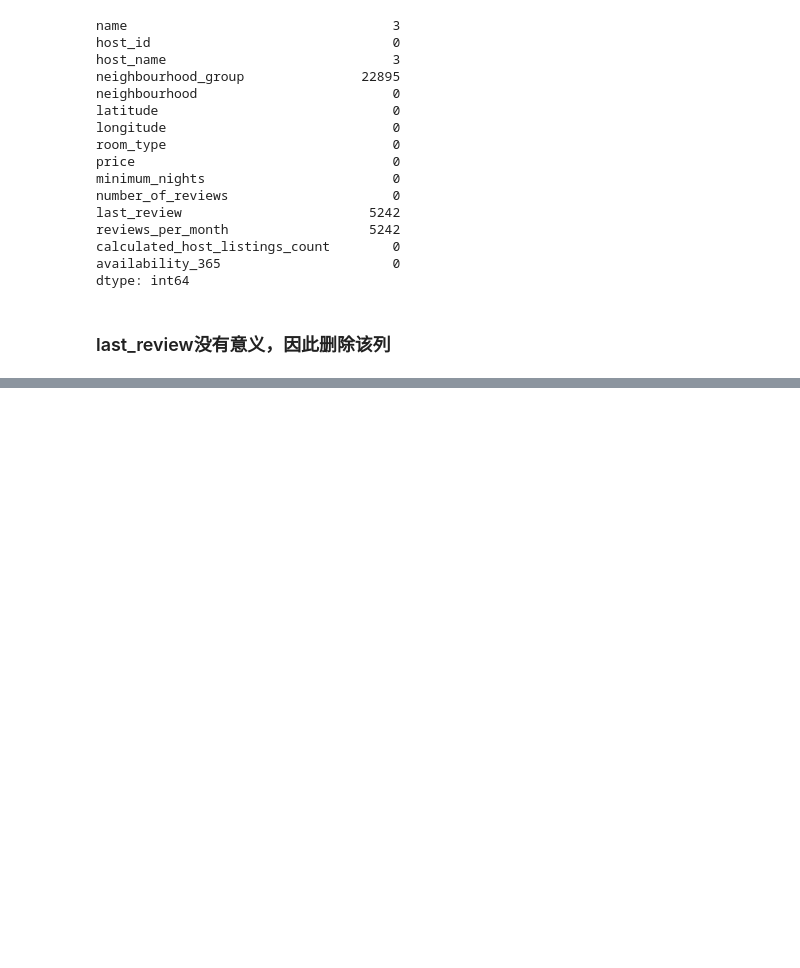
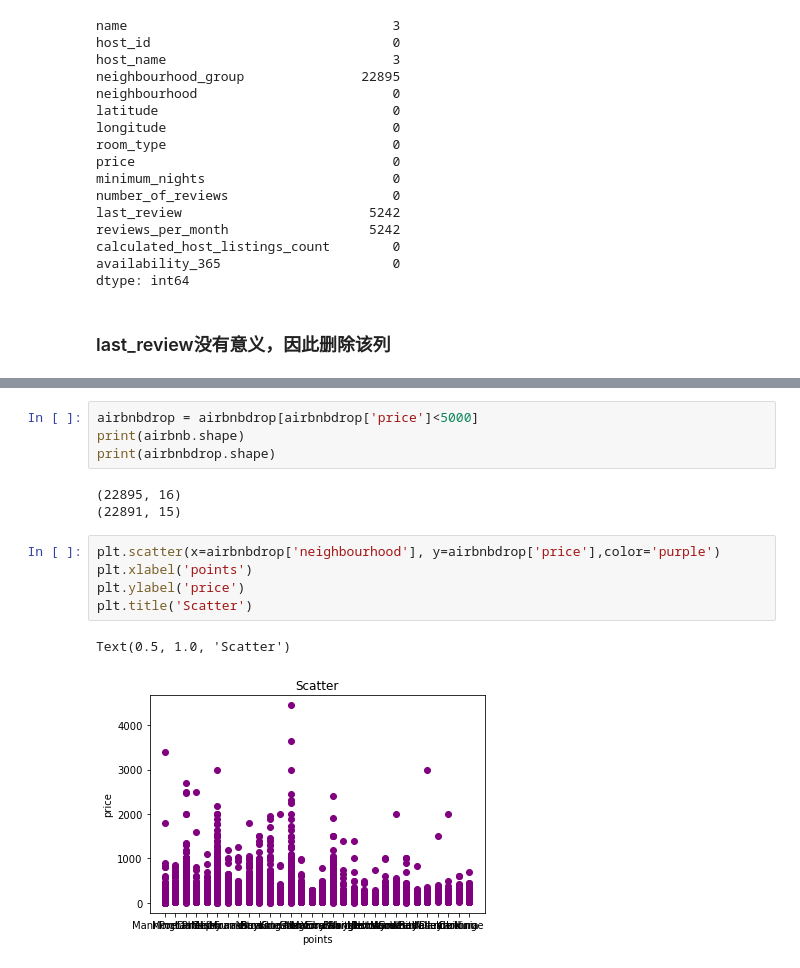
Before and after one commit to chen-zi-han/datamining, a Jupyter notebook: dataminig.ipynb, the cells around one changed output, grey strips where cells are left out. Cells and saved outputs as stored; diff of their text form; blank space fills up the shorter version.

```diff
--- a/dataminig.ipynb
+++ b/dataminig.ipynb
@@ -333,0 +352,15 @@ dtype: int64
+# %%
+airbnbdrop = airbnbdrop[airbnbdrop['price']<5000]
+print(airbnb.shape)
+print(airbnbdrop.shape)
+# %% [output]
+(22895, 16)
+(22891, 15)
+# %%
+plt.scatter(x=airbnbdrop['neighbourhood'], y=airbnbdrop['price'],color='purple')
+plt.xlabel('points')
+plt.ylabel('price')
+plt.title('Scatter')
+# %% [output]
+Text(0.5, 1.0, 'Scatter')
+[figure, added]
```
Also changed, not shown: parts of 4 cells of this notebook, 1 other file.
